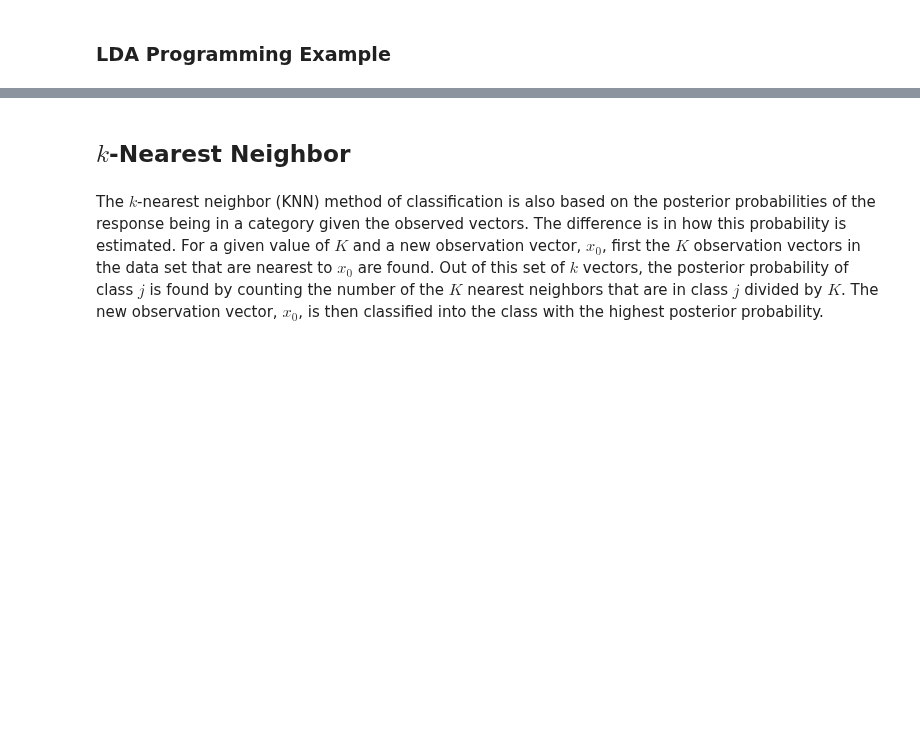
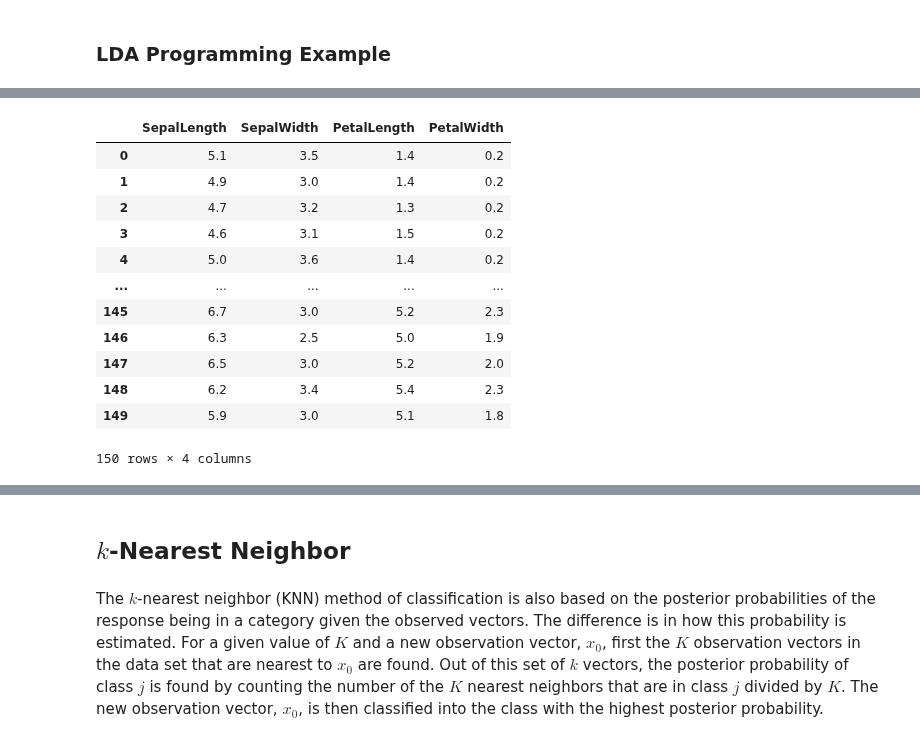
Before and after one commit to memphis-iis/datawhys-content-notebooks-python, a Jupyter notebook: KNN-classification.ipynb, the cells around one changed output, grey strips where cells are left out. Cells and saved outputs as stored; diff of their text form; code cells hidden in the pictures; blank space fills up the shorter version.

```diff
--- a/KNN-classification.ipynb
+++ b/KNN-classification.ipynb
@@ -153,0 +162,20 @@ We now have performed all steps to train and predict classes with an LDA classif
+# %%
+X = dta_iris[['SepalLength', 'SepalWidth', 'PetalLength', 'PetalWidth']]
+
+X
+
+#<xml xmlns="https://developers.google.com/blockly/xml"><variables><variable id="py,.kr!f9i=.v7I5_d+^">X</variable><variable id="$]iZob4!ow3s#WD~l+*A">dta_iris</variable></variables><block type="variables_set" id="46~F|Y~BiXd|Vok0}p,p" x="33" y="69"><field name="VAR" id="py,.kr!f9i=.v7I5_d+^">X</field><value name="VALUE"><block type="indexer" id="p,##xUo8Nj3`vpMVBjr8"><field name="VAR" id="$]iZob4!ow3s#WD~l+*A">dta_iris</field><value name="INDEX"><block type="lists_create_with" id="a.wA7Xdx%GbQ)t#XDKvV"><mutation items="4"></mutation><value name="ADD0"><block type="text" id="aZG|GLqavO~,RXBOcuJ+"><field name="TEXT">SepalLength</field></block></value><value name="ADD1"><block type="text" id="b/mW9(0w,rS.ny;Y(]5A"><field name="TEXT">SepalWidth</field></block></value><value name="ADD2"><block type="text" id="4yc?!4pnBI1/rSBQ41!t"><field name="TEXT">PetalLength</field></block></value><value name="ADD3"><block type="text" id="2biSAqV~ba^2sL^FlfyH"><field name="TEXT">PetalWidth</field></block></value></block></value></block></value></block><block type="variables_get" id="W]bu*LAe{2;n#?+7WQ-[" x="30" y="219"><field name="VAR" id="py,.kr!f9i=.v7I5_d+^">X</field></block></xml>
+# %% [output]
+|  | SepalLength | SepalWidth | PetalLength | PetalWidth |
+| 0 | 5.1 | 3.5 | 1.4 | 0.2 |
+| 1 | 4.9 | 3.0 | 1.4 | 0.2 |
+| 2 | 4.7 | 3.2 | 1.3 | 0.2 |
+| 3 | 4.6 | 3.1 | 1.5 | 0.2 |
+| 4 | 5.0 | 3.6 | 1.4 | 0.2 |
+| ... | ... | ... | ... | ... |
+| 145 | 6.7 | 3.0 | 5.2 | 2.3 |
+| 146 | 6.3 | 2.5 | 5.0 | 1.9 |
+| 147 | 6.5 | 3.0 | 5.2 | 2.0 |
+| 148 | 6.2 | 3.4 | 5.4 | 2.3 |
+| 149 | 5.9 | 3.0 | 5.1 | 1.8 |
+150 rows × 4 columns
```
Also changed, not shown: parts of 75 cells of this notebook.
